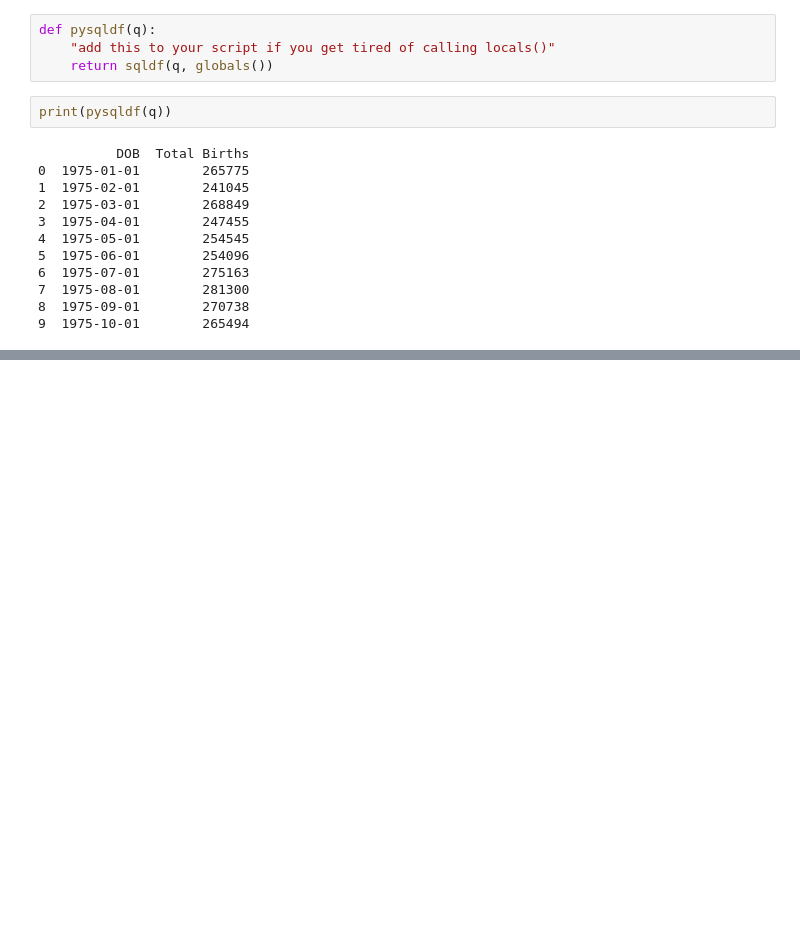
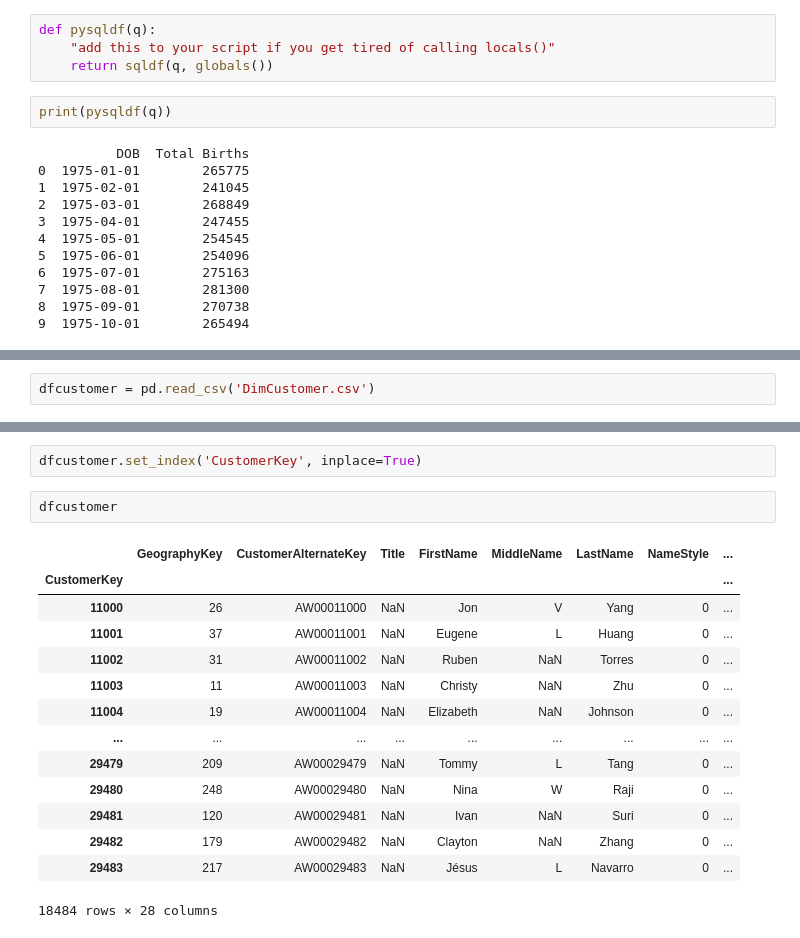
Before and after one commit to tanscha/Learning, a Jupyter notebook: SQLpython.ipynb, the cells around one changed output, grey strips where cells are left out. Drawn from its saved outputs; the diff is of its cells as text; blank space fills up the shorter version.

```diff
--- a/SQLpython.ipynb
+++ b/SQLpython.ipynb
@@ -61,0 +62,2 @@ pwd
+# %%
+dfcustomer = pd.read_csv('DimCustomer.csv')
@@ -61,0 +72,19 @@ pwd
+# %%
+dfcustomer.set_index('CustomerKey', inplace=True)
+# %%
+dfcustomer
+# %% [output]
+|  | GeographyKey | CustomerAlternateKey | Title | FirstName | MiddleName | LastName | NameStyle | ... |
+| CustomerKey |  |  |  |  |  |  |  | ... |
+| 11000 | 26 | AW00011000 | NaN | Jon | V | Yang | 0 | ... |
+| 11001 | 37 | AW00011001 | NaN | Eugene | L | Huang | 0 | ... |
+| 11002 | 31 | AW00011002 | NaN | Ruben | NaN | Torres | 0 | ... |
+| 11003 | 11 | AW00011003 | NaN | Christy | NaN | Zhu | 0 | ... |
+| 11004 | 19 | AW00011004 | NaN | Elizabeth | NaN | Johnson | 0 | ... |
+| ... | ... | ... | ... | ... | ... | ... | ... | ... |
+| 29479 | 209 | AW00029479 | NaN | Tommy | L | Tang | 0 | ... |
+| 29480 | 248 | AW00029480 | NaN | Nina | W | Raji | 0 | ... |
+| 29481 | 120 | AW00029481 | NaN | Ivan | NaN | Suri | 0 | ... |
+| 29482 | 179 | AW00029482 | NaN | Clayton | NaN | Zhang | 0 | ... |
+| 29483 | 217 | AW00029483 | NaN | Jésus | L | Navarro | 0 | ... |
+18484 rows × 28 columns
```
Also changed, not shown: parts of 6 cells of this notebook.
